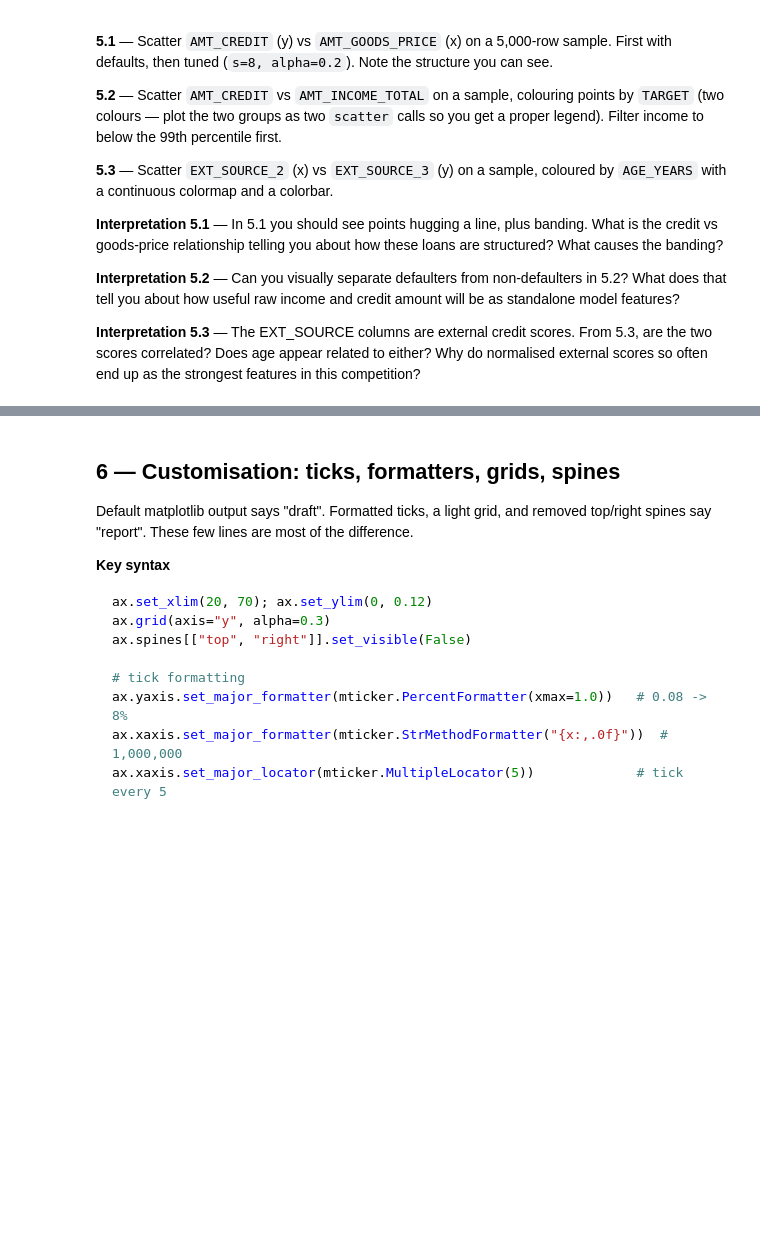
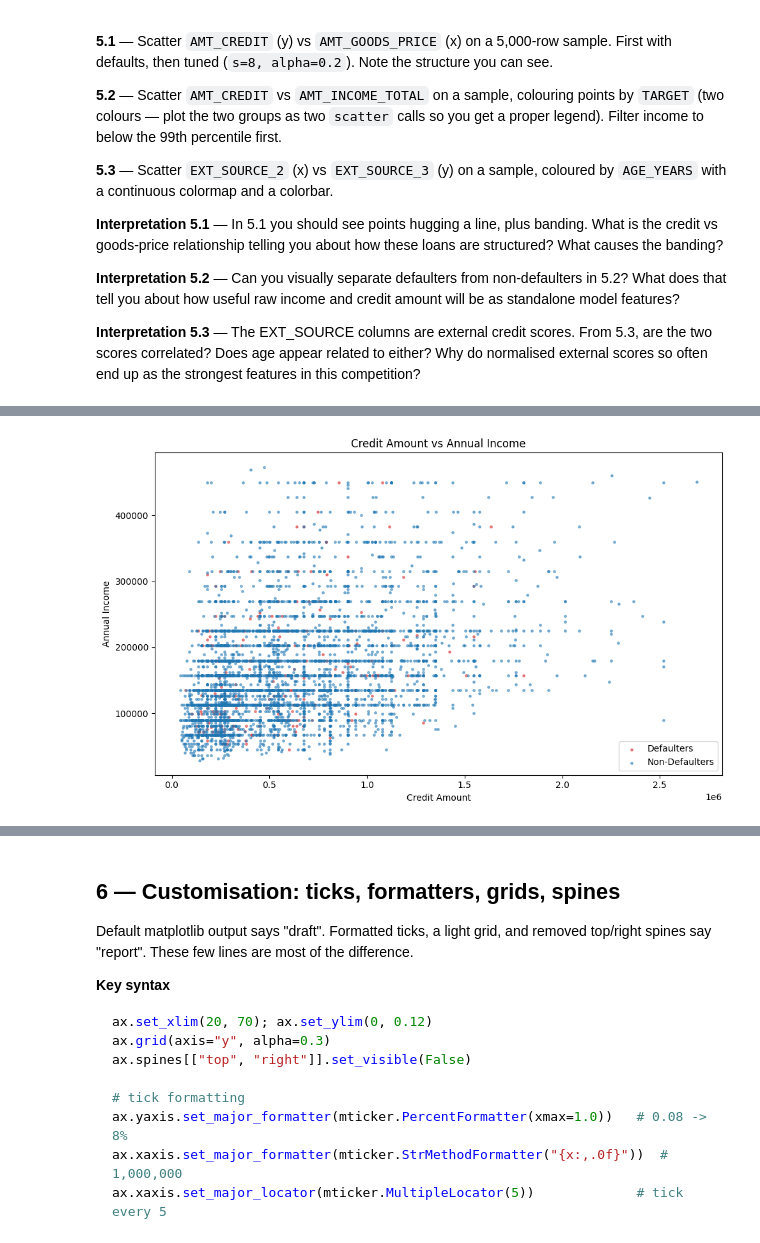
Before and after one commit to smallchuch/CreditRiskLearning, a Jupyter notebook: Learning Journey/1.5 Matplotlib + Seaborn/matplotlib_seaborn_practice_home_credit.ipynb, the cells around one changed output, grey strips where cells are left out. Saved outputs shown, nothing was run; the diff lists cells and outputs as text; code cells hidden in the pictures; blank space fills up the shorter version.

```diff
--- a/Learning Journey/1.5 Matplotlib + Seaborn/matplotlib_seaborn_practice_home_credit.ipynb
+++ b/Learning Journey/1.5 Matplotlib + Seaborn/matplotlib_seaborn_practice_home_credit.ipynb
@@ -894,4 +889,47 @@ Text(0, 0.5, 'Amount of Credit')
 # %%
 # Ex 5.2 — credit vs income coloured by TARGET
+
+# cap = df['AMT_INCOME_TOTAL'].quantile(0.99)                          # single cutoff value
+# clipped = df.loc[df['AMT_INCOME_TOTAL'] <= cap, 'AMT_INCOME_TOTAL']  # rows below it
+
+cap_2 = df['AMT_INCOME_TOTAL'].quantile(0.99)
+
+income_clipped = df.loc[df['AMT_INCOME_TOTAL'] <= cap_2]
+
+income_clipped_sample = income_clipped.sample(5000, random_state=42)
+
+
+d1_income_clipped_sample = income_clipped_sample[income_clipped_sample['TARGET'] == 1]
+d0_income_clipped_sample = income_clipped_sample[income_clipped_sample['TARGET'] == 0]
+
+fig, ax = plt.subplots(figsize=(10,6))
+
+ax.scatter(d1_income_clipped_sample['AMT_CREDIT'],
+           d1_income_clipped_sample['AMT_INCOME_TOTAL'],
+                     s=6,
+                     alpha=0.5,
+                     color = 'tab:red',
+                     label = 'Defaulters'
+                     )
+
+
+ax.scatter(d0_income_clipped_sample['AMT_CREDIT'],
+           d0_income_clipped_sample['AMT_INCOME_TOTAL'],
+                     s=6,
+                     alpha=0.5,
+                     color = 'tab:blue',
+                     label = 'Non-Defaulters'
+                     )
+
+ax.set_title('Credit Amount vs Annual Income')
+ax.set_xlabel('Credit Amount')
+ax.set_ylabel('Annual Income')
+
+ax.legend()
+
+plt.tight_layout()
+plt.show()
+# %% [output]
+[figure, added]
 # %%
 # Ex 5.3 — EXT_SOURCE_2 vs EXT_SOURCE_3 coloured by age
```
Also changed, not shown: parts of 7 cells of this notebook.
